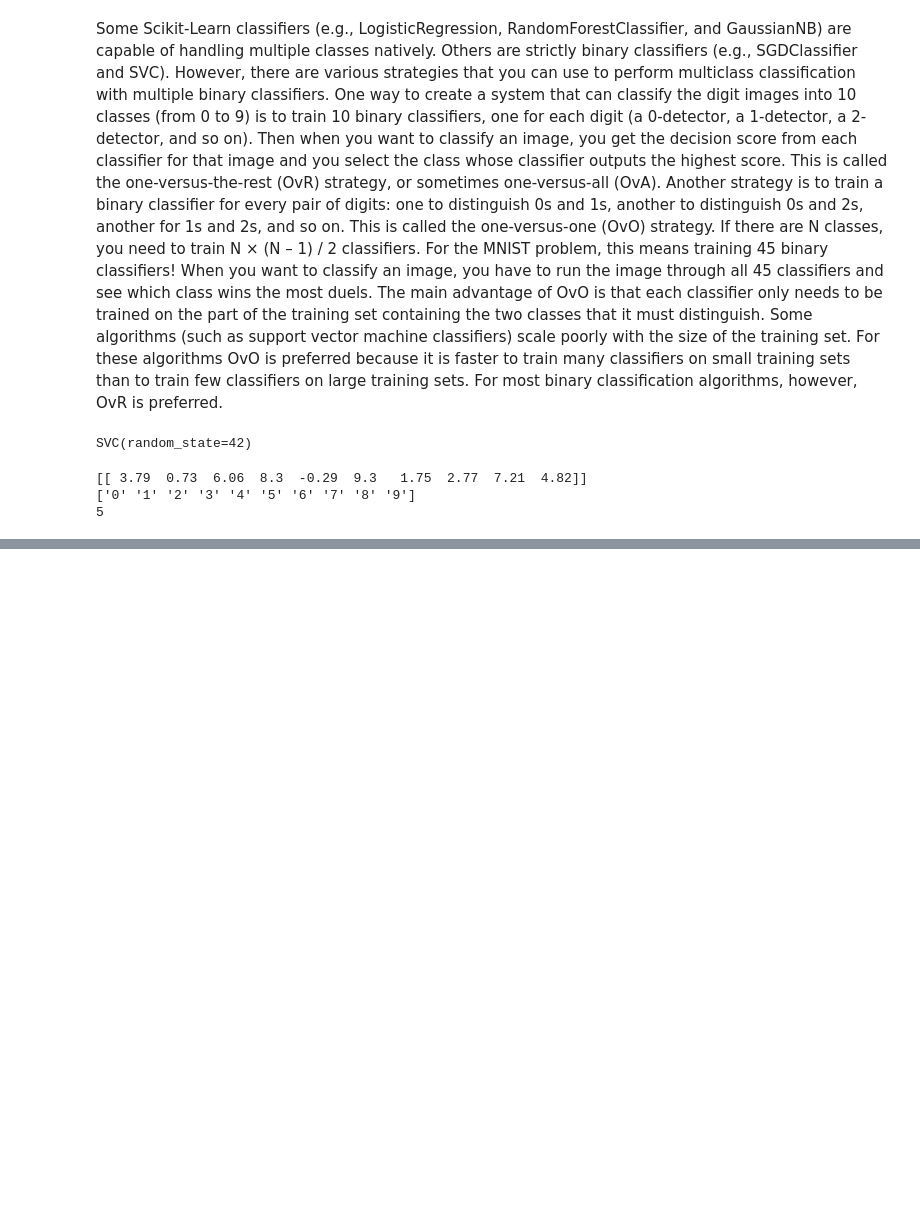
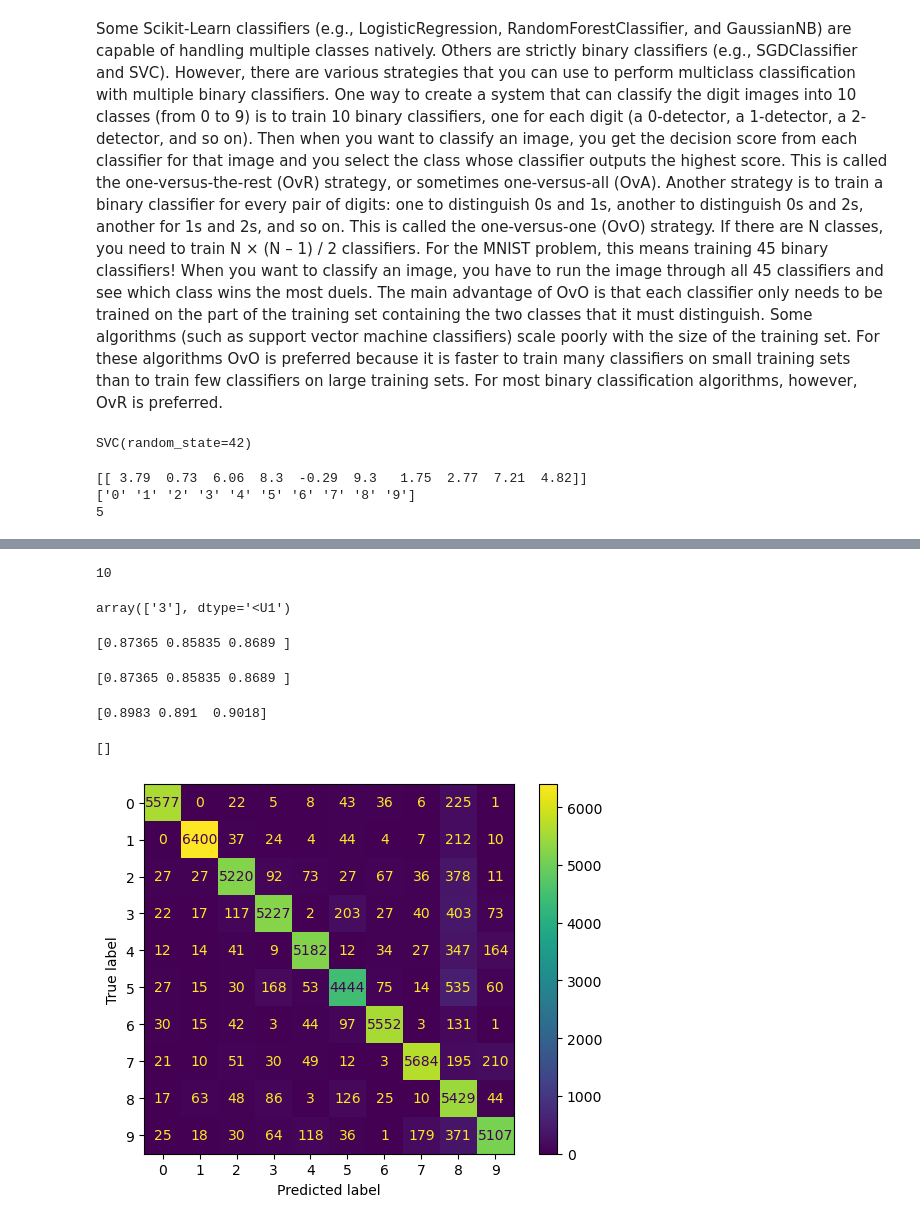
Before and after one commit to magyar1998/ml-hands-on-book, a Jupyter notebook: Capitulo3/src/classificador.ipynb, the cells around one changed output, grey strips where cells are left out. Drawn from its saved outputs; the diff is of its cells as text; code cells hidden in the pictures; blank space fills up the shorter version.

```diff
--- a/Capitulo3/src/classificador.ipynb
+++ b/Capitulo3/src/classificador.ipynb
@@ -440,0 +449,41 @@ print(svc_clf.classes_[5])
+# %%
+ovr_clf.predict(some_digit.reshape(1,-1))
+len(ovr_clf.estimators_)
+# %% [output]
+10
+# %%
+from sklearn.linear_model import SGDClassifier
+
+
+sdg_clf = SGDClassifier(random_state=42)
+sdg_clf.fit(x_train, y_train)
+sdg_clf.predict(some_digit.reshape(1,-1))
+# %% [output]
+array(['3'], dtype='<U1')
+# %%
+sgd_scores = cross_val_score(sdg_clf, x_train, y_train, scoring='accuracy', cv=3)
+print(sgd_scores)
+# %% [output]
+[0.87365 0.85835 0.8689 ]
+# %%
+from sklearn.preprocessing import StandardScaler
+
+std = StandardScaler()
+
+x_train_scaler = std.fit_transform(x_train.astype('float64'))
+sgd_scores_scaling = cross_val_score(sdg_clf, x_train_scaler, y_train, scoring='accuracy', cv=3)
+# %% [output]
+[0.87365 0.85835 0.8689 ]
+# %%
+print(sgd_scores_scaling)
+# %% [output]
+[0.8983 0.891  0.9018]
+# %%
+from sklearn.metrics import ConfusionMatrixDisplay
+
+y_train_pred = cross_val_predict(sdg_clf, x_train_scaler, y_train, cv=3)
+ConfusionMatrixDisplay.from_predictions(y_train, y_train_pred)
+plt.plot()
+# %% [output]
+[]
+[figure, added]
```
Also changed, not shown: parts of 4 cells of this notebook.
